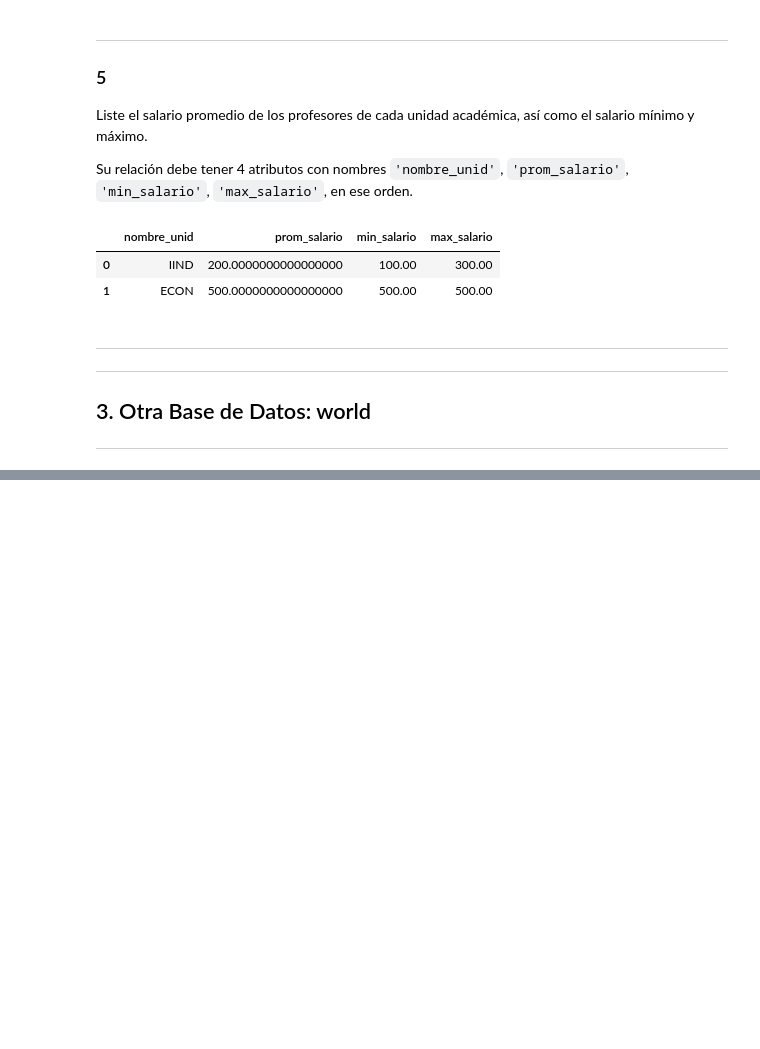
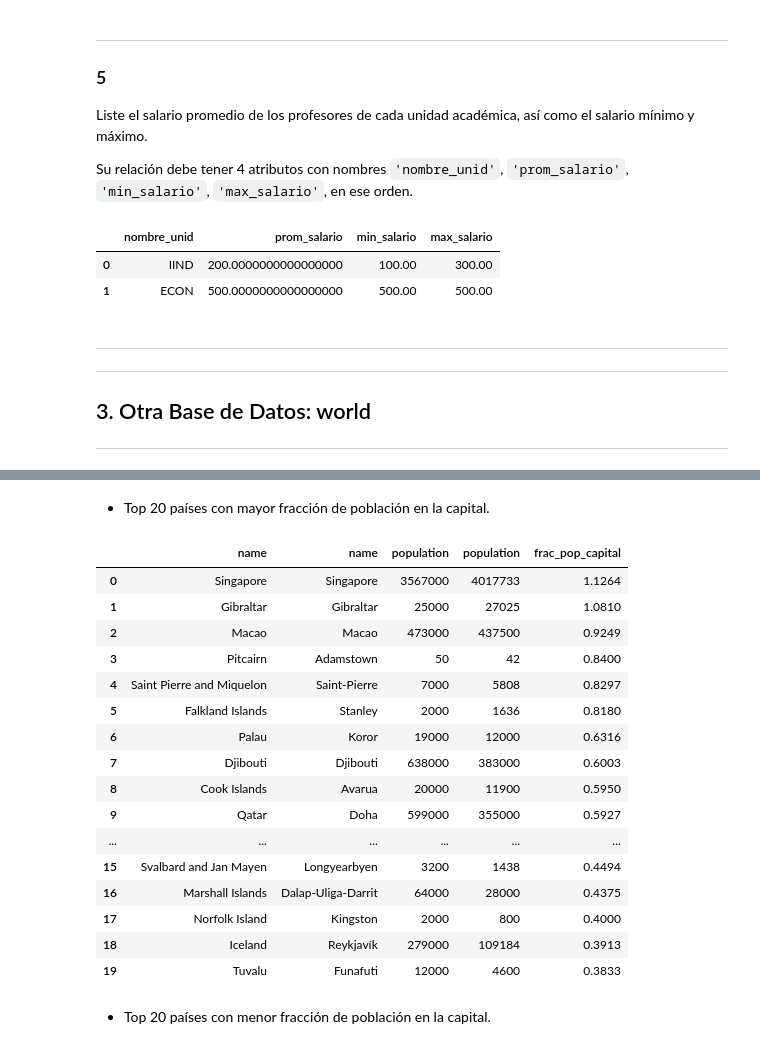
Before and after one commit to AnaliticaComputacional-2023-10/Taller7, a Jupyter notebook: Taller 7 - Solución.ipynb, the cells around one changed output, grey strips where cells are left out. Cells and saved outputs as stored; diff of their text form; code cells hidden in the pictures; blank space fills up the shorter version.

```diff
--- a/Taller 7 - Solución.ipynb
+++ b/Taller 7 - Solución.ipynb
@@ -505,0 +499,28 @@ world.
+# %%
+# ------------------------------------------------
+# Mostrar el resultado como un pandas DataFrame
+# ------------------------------------------------
+
+# Ejecutar la query
+def execute(query: str, cursor: (psycopg2.extensions.cursor)):
+    cursor.execute(query)
+    result = cursor.fetchall()
+    return result
+
+# Hallar los atributos
+def getColumnNames(cursor):
+    columns = [i[0] for i in cursor.description]
+    return columns
+
+# Mostrar como DataFrame
+def pdsql(query: str, connection: (psycopg2.extensions.connection)):
+    try:
+        cursor = connection.cursor()
+        result = execute(query, cursor)
+        columns = getColumnNames(cursor)
+        df = pd.DataFrame(result, columns=columns)
+        return df
+
+    except Exception:
+        connection.commit()
+        return "Query Error"
@@ -505,0 +833,32 @@ world.
+# %% [markdown]
+- Top 20 países con mayor fracción de población en la capital.
+# %%
+query = """
+SELECT country.name, city.name, country.population, city.population, ROUND(((city.population) * 1.0 / country.population), 4) AS frac_pop_capital
+FROM country
+INNER JOIN city ON country.capital = city.id
+ORDER BY frac_pop_capital DESC
+LIMIT 20
+;"""
+df = pdsql(query, connection)
+df
+# %% [output]
+|  | name | name | population | population | frac_pop_capital |
+| 0 | Singapore | Singapore | 3567000 | 4017733 | 1.1264 |
+| 1 | Gibraltar | Gibraltar | 25000 | 27025 | 1.0810 |
+| 2 | Macao | Macao | 473000 | 437500 | 0.9249 |
+| 3 | Pitcairn | Adamstown | 50 | 42 | 0.8400 |
+| 4 | Saint Pierre and Miquelon | Saint-Pierre | 7000 | 5808 | 0.8297 |
+| 5 | Falkland Islands | Stanley | 2000 | 1636 | 0.8180 |
+| 6 | Palau | Koror | 19000 | 12000 | 0.6316 |
+| 7 | Djibouti | Djibouti | 638000 | 383000 | 0.6003 |
+| 8 | Cook Islands | Avarua | 20000 | 11900 | 0.5950 |
+| 9 | Qatar | Doha | 599000 | 355000 | 0.5927 |
+| ... | ... | ... | ... | ... | ... |
+| 15 | Svalbard and Jan Mayen | Longyearbyen | 3200 | 1438 | 0.4494 |
+| 16 | Marshall Islands | Dalap-Uliga-Darrit | 64000 | 28000 | 0.4375 |
+| 17 | Norfolk Island | Kingston | 2000 | 800 | 0.4000 |
+| 18 | Iceland | Reykjavík | 279000 | 109184 | 0.3913 |
+| 19 | Tuvalu | Funafuti | 12000 | 4600 | 0.3833 |
+# %% [markdown]
+- Top 20 países con menor fracción de población en la capital.
```
Also changed, not shown: parts of 39 cells of this notebook, 1 other file.
